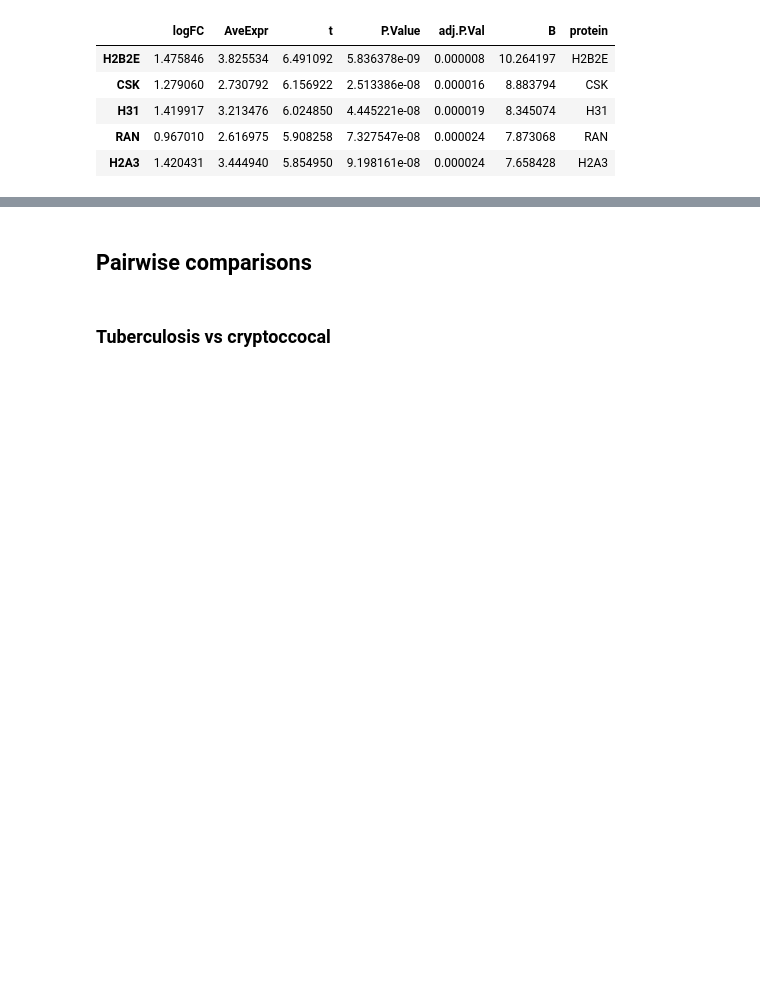
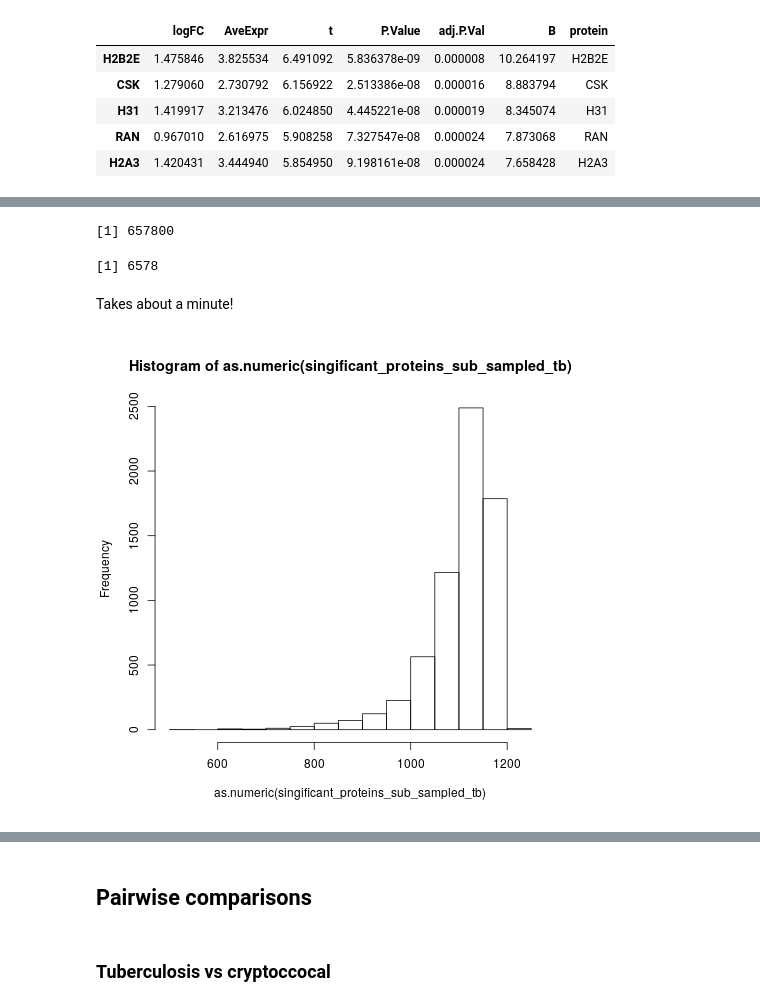
Before and after one commit to krassowski/meningitis-integration, a Jupyter notebook: analyses/protein_vs_clinical/Differential_levels.ipynb, the cells around one changed output, grey strips where cells are left out. Drawn from its saved outputs; the diff is of its cells as text; code cells hidden in the pictures; blank space fills up the shorter version.

```diff
--- a/analyses/protein_vs_clinical/Differential_levels.ipynb
+++ b/analyses/protein_vs_clinical/Differential_levels.ipynb
@@ -657,0 +692,49 @@ viral_all_proteins.head()
+# %%
+%%R -i significant_in_viral
+
+patients_with_viral = 7
+
+patients = names(by_condition[by_condition == 'Tuberculosis'])
+patient_combinations = list_of_columns(combn(patients, patients_with_viral))
+
+length(patient_combinations)
+# %% [output]
+[1] 657800
+# %%
+%%R
+count_significant_genes_for = function(patients, condition, discard_other_samples=F) {
+    subset_name = paste0(condition, '_subset')
+    by_condition[patients] = subset_name
+
+    if(discard_other_samples == T) {
+        protein_matrix = protein_matrix[by_condition != condition]
+        by_condition = by_condition[by_condition != condition]
+    }
+
+    fit = limma_fit(data=protein_matrix, conditions_vector=by_condition, a=subset_name, b='Healthy control')
+    fit = limma::eBayes(fit, trend=T, robust=T)
+    table = full_table(fit)
+    sum(table$adj.P.Val < 0.05)
+}
+
+use_x_percent = 1
+n = round(length(patient_combinations) * use_x_percent / 100)
+n
+# %% [output]
+[1] 6578
+# %% [markdown]
+Takes about a minute!
+# %%
+%%R
+# pbmcapply::pbmclapply ?
+singificant_proteins_sub_sampled_tb = parallel::mclapply(
+    sample(patient_combinations, size=n, replace=F),
+    count_significant_genes_for,
+    condition='Tuberculosis',
+    discard_other_samples=F
+)
+# %%
+%%R
+hist(as.numeric(singificant_proteins_sub_sampled_tb))
+# %% [output]
+[figure, added]
```
Also changed, not shown: parts of 19 cells of this notebook, 1 other file.
